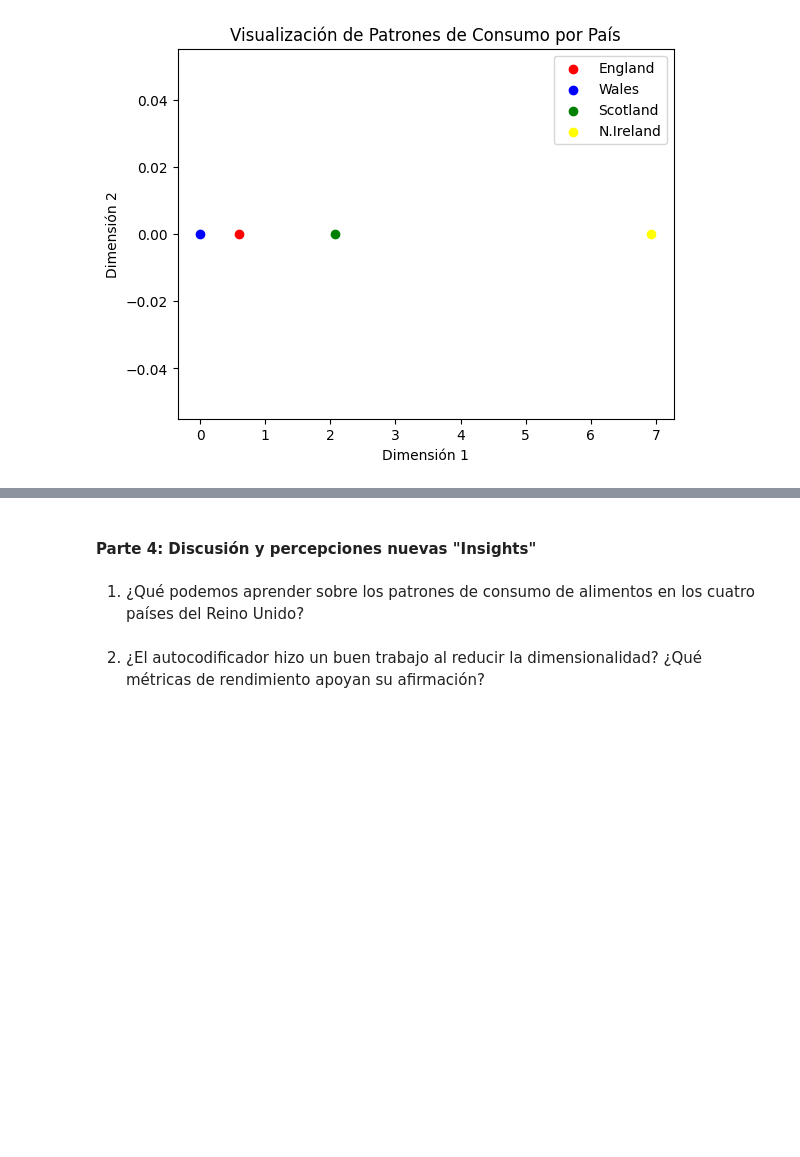
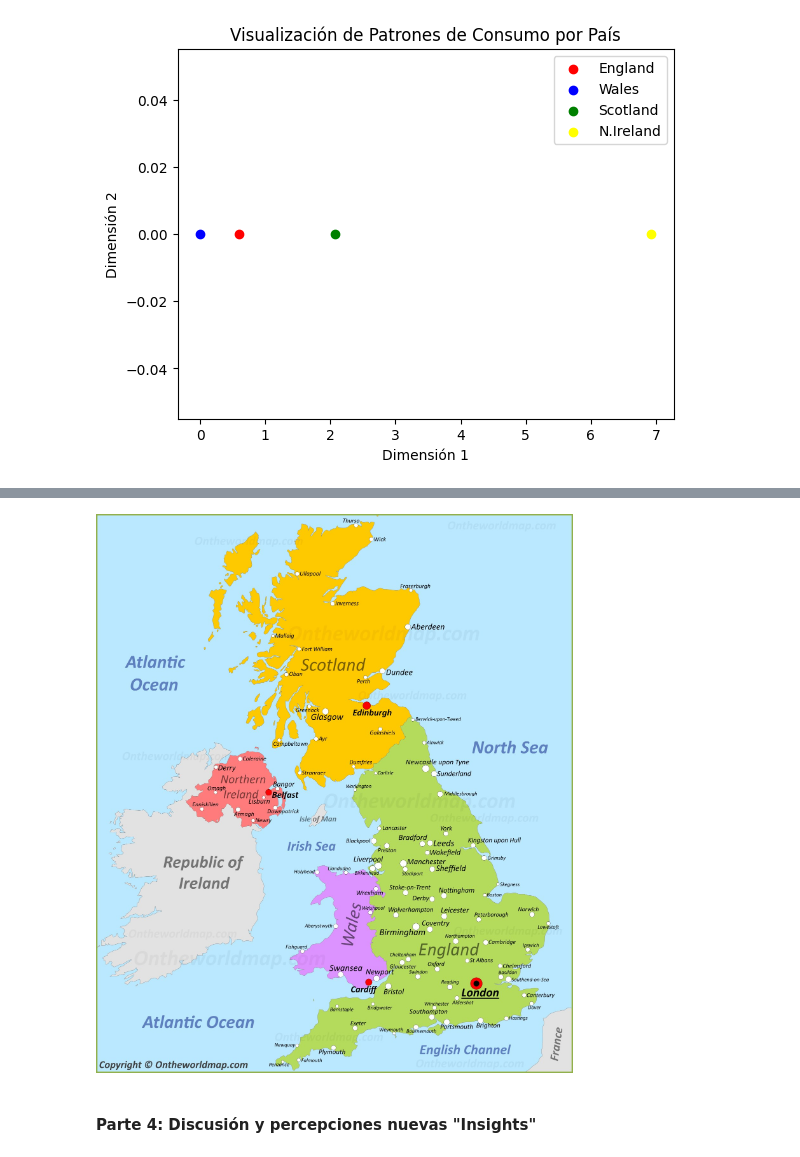
Before and after one commit to 20Candy/Lab5_DataScience, a Jupyter notebook: main.ipynb, the cells around one changed output, grey strips where cells are left out. Drawn from its saved outputs; the diff is of its cells as text; code cells hidden in the pictures; blank space fills up the shorter version.

```diff
--- a/main.ipynb
+++ b/main.ipynb
@@ -271,6 +279,9 @@ consumo de alimentos</font>. A continuación se presenta el análisis.
+# %%
+# Mostrar imágen united-kingdom-map-1500.jpg
+from IPython.display import Image
+
+Image(filename='united-kingdom-map-1500.jpg', width=600)
+# %% [output]
+[figure, added]
 # %% [markdown]
 #### **Parte 4**: Discusión y percepciones nuevas "Insights"
-# %% [markdown]
-1. ¿Qué podemos aprender sobre los patrones de consumo de alimentos en los cuatro países del Reino Unido?
-# %% [markdown]
-2. ¿El autocodificador hizo un buen trabajo al reducir la dimensionalidad? ¿Qué métricas de rendimiento apoyan su afirmación?
```
Also changed, not shown: parts of 6 cells of this notebook, 1 other file.
